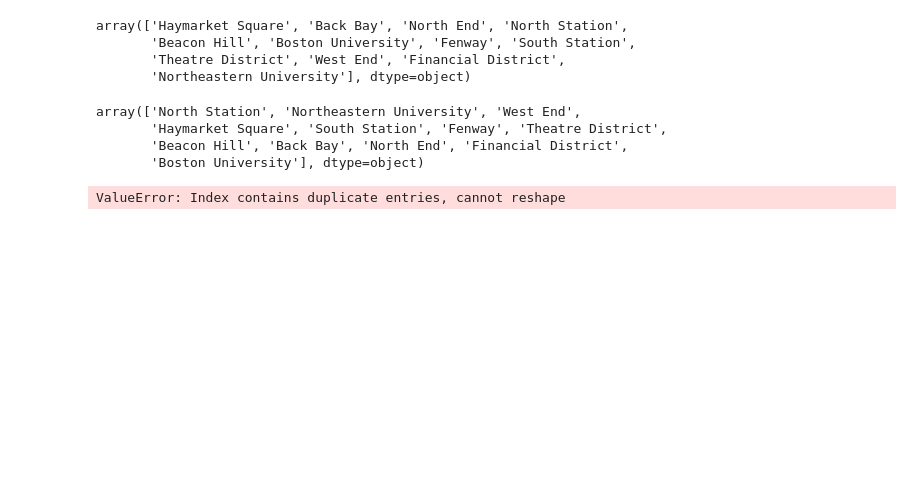
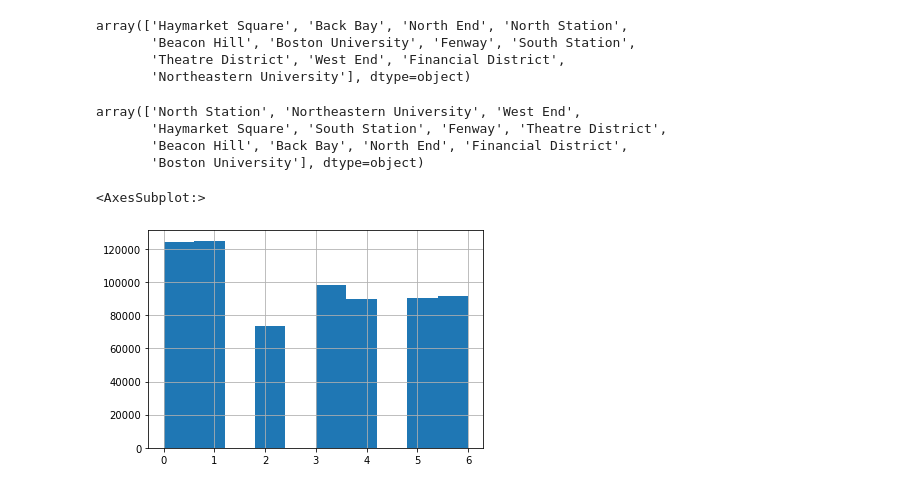
Before and after one commit to evanjfaulkner/DD-Games, a Jupyter notebook: Notebooks/uber_lyft_model.ipynb, the cells around one changed output. Cells and saved outputs as stored; diff of their text form; code cells hidden in the pictures; blank space fills up the shorter version.

```diff
--- a/Notebooks/uber_lyft_model.ipynb
+++ b/Notebooks/uber_lyft_model.ipynb
@@ -49,7 +48,10 @@ array(['North Station', 'Northeastern University', 'West End',
        'Haymarket Square', 'South Station', 'Fenway', 'Theatre District',
        'Beacon Hill', 'Back Bay', 'North End', 'Financial District',
        'Boston University'], dtype=object)
-# %%
-df = rides.pivot(index='source',columns='destination',values='price')
-# %% [output]
-ValueError: Index contains duplicate entries, cannot reshape
+# %%
+rides['weekday'] = rides.progress_apply(lambda row: datetime.datetime.strptime(row['datetime'], '%Y-%m-%d %H:%M:%S').weekday(), axis=1)
+# %%
+rides.weekday.hist()
+# %% [output]
+<AxesSubplot:>
+[figure, added]
```
Also changed, not shown: parts of 6 cells of this notebook, 11 other files.
